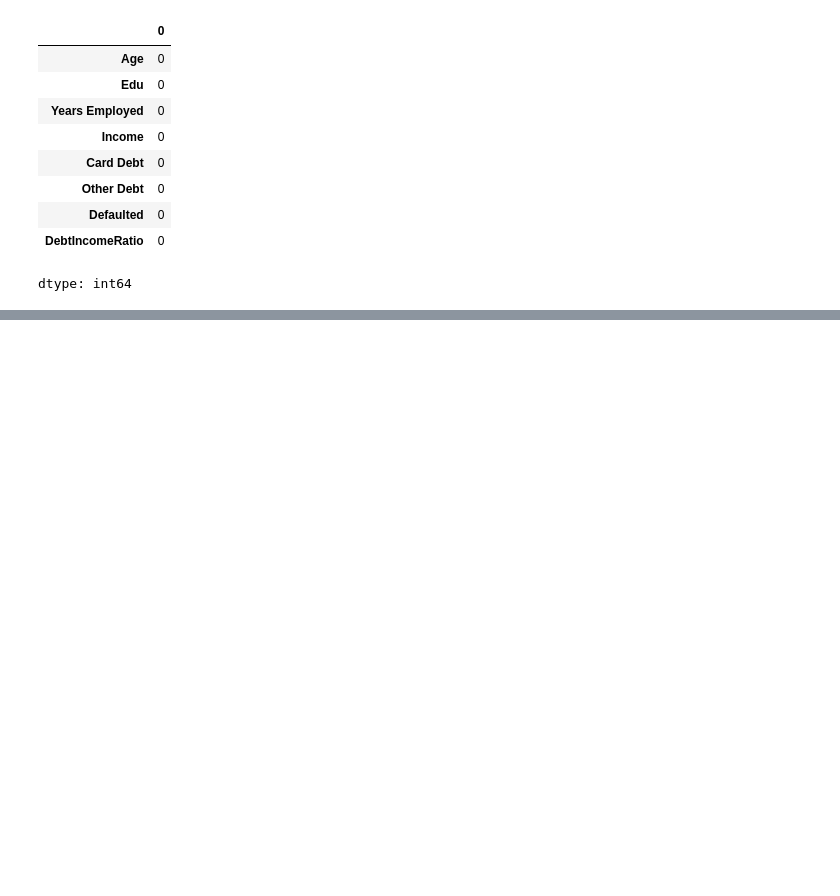
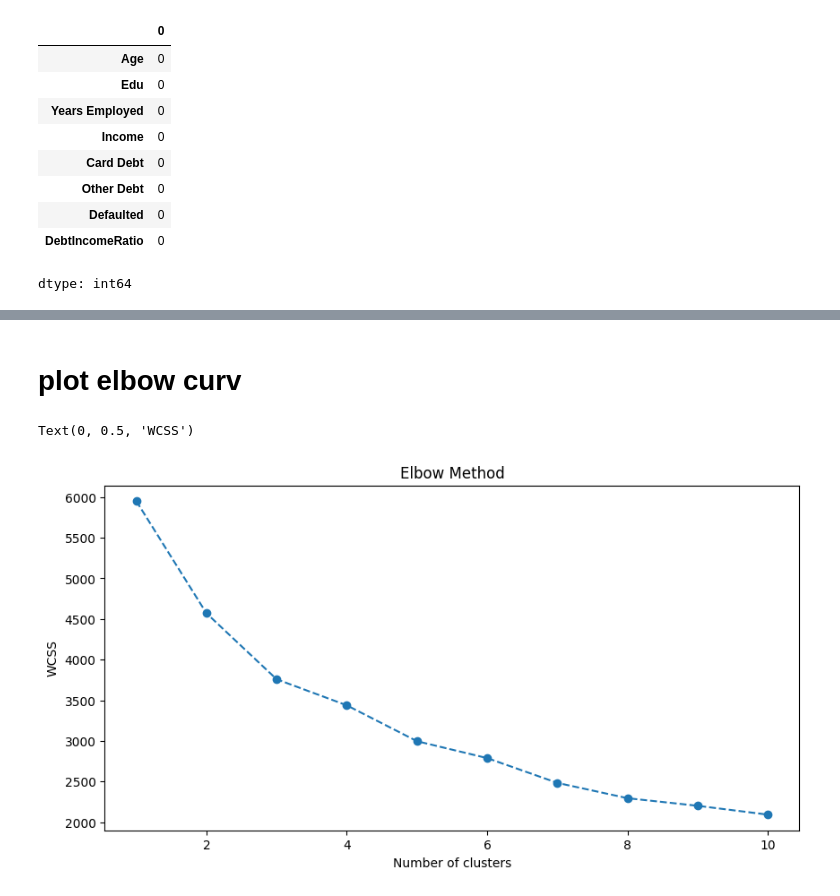
Before and after one commit to minhaz1172/Machine-Learning, a Jupyter notebook: K_means(Customer_Segmentation).ipynb, the cells around one changed output, grey strips where cells are left out. Drawn from its saved outputs; the diff is of its cells as text; code cells hidden in the pictures; blank space fills up the shorter version.

Commit message:
Elbow curve and Silhouette Score

```diff
--- a/K_means(Customer_Segmentation).ipynb
+++ b/K_means(Customer_Segmentation).ipynb
@@ -74,0 +79,5 @@ dtype: int64
+# %%
+df['Total Debt'] = df['Card Debt'] + df['Other Debt']
+df
+df=df.drop(['Card Debt','Other Debt'],axis=1)
+df
@@ -74,0 +101,4 @@ dtype: int64
+# %%
+scaler=StandardScaler()
+df=scaler.fit_transform(df)
+df
@@ -74,0 +121,8 @@ dtype: int64
+# %%
+wcss=[]
+for k in range(1,11):
+  kmeans=KMeans(n_clusters=k,random_state=42)
+  kmeans.fit(df)
+  wcss.append(kmeans.inertia_)
+
+wcss
@@ -74,0 +140,11 @@ dtype: int64
+# %% [markdown]
+# plot elbow curv
+# %%
+plt.figure(figsize=(10,5))
+plt.plot(range(1,11),wcss,marker='o',linestyle='--')
+plt.title('Elbow Method')
+plt.xlabel('Number of clusters')
+plt.ylabel('WCSS')
+# %% [output]
+Text(0, 0.5, 'WCSS')
+[figure, added]
```
Also changed, not shown: parts of 12 cells of this notebook.
